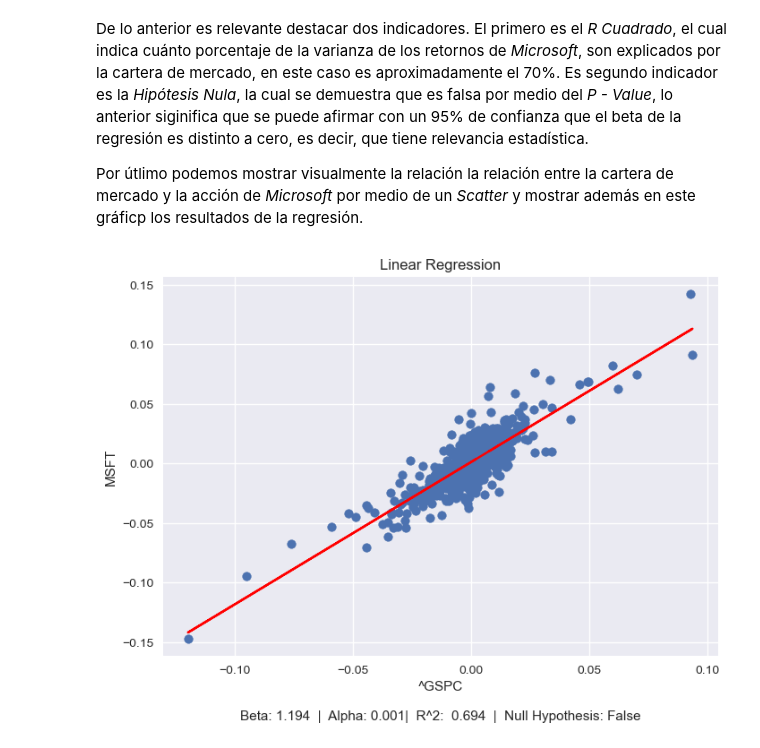
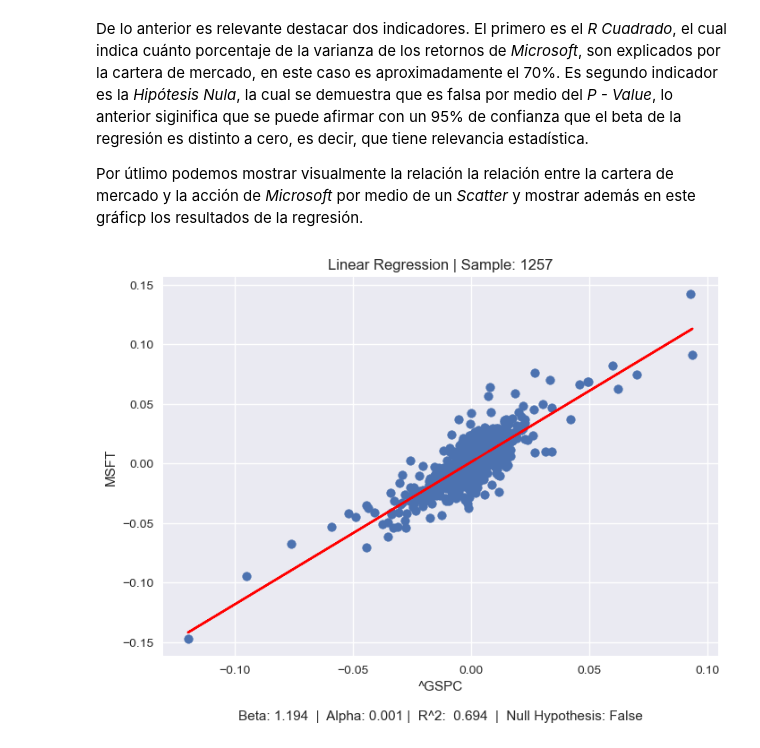
Before and after one commit to Manuel-Progaska/python_linkedin, a Jupyter notebook: code/market_beta.ipynb, the cells around one changed output. Drawn from its saved outputs; the diff is of its cells as text; code cells hidden in the pictures.

```diff
--- a/code/market_beta.ipynb
+++ b/code/market_beta.ipynb
@@ -135,17 +135,17 @@ Por útlimo podemos mostrar visualmente la relación la relación entre la carte
 # %%
 # Plot Regression
 predictor = alpha + beta * x
 plt.figure()
-plt.title('Linear Regression')
+plt.title('Linear Regression | Sample: ' + str(len(x)))
 plt.scatter(x,y)
 plt.style.use('seaborn')
 plt.ylabel(tickers['stock'])
 plt.xlabel(
     tickers['bench'] + '\n' + '\n'\
     + 'Beta: ' + str(beta) + '  |  Alpha: ' + str(alpha)\
-    + '|  R^2:  ' + str(r2) + '  |  Null Hypothesis: ' + str(null_hypoth)
+    + ' |  R^2:  ' + str(r2) + '  |  Null Hypothesis: ' + str(null_hypoth)
 )
 plt.plot(x, predictor, color = 'red')
 plt.show()
 # %% [output]
-[figure, old version]
+[figure, new version]
```
Also changed, not shown: parts of 3 cells of this notebook, 1 other file.
